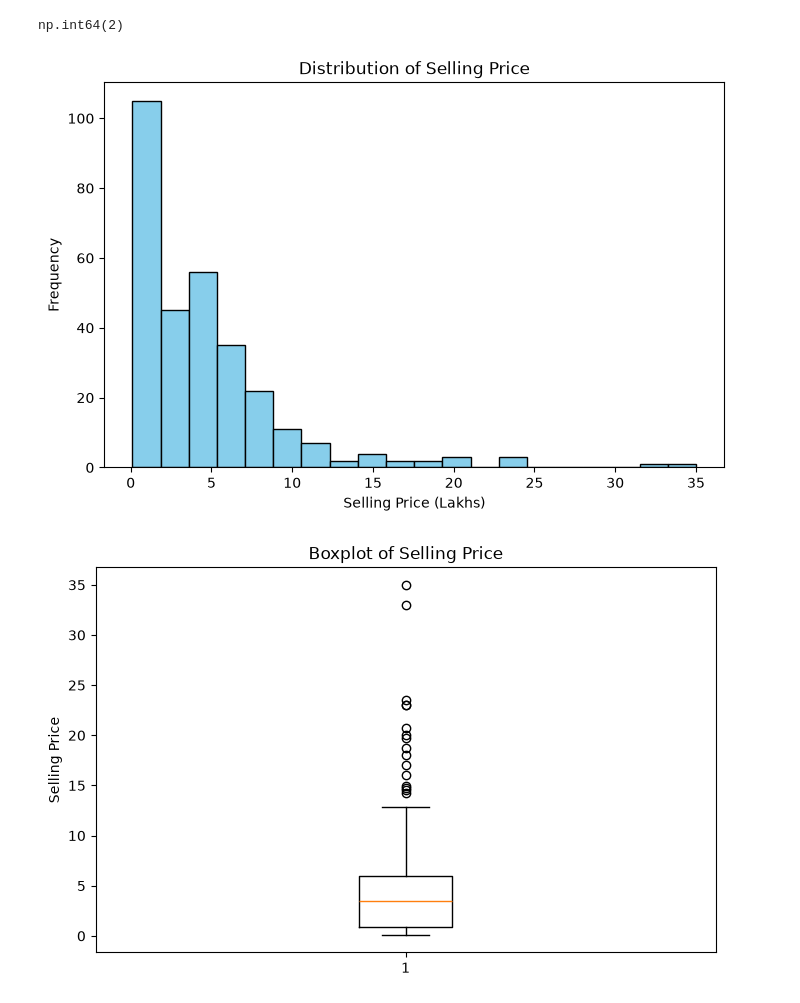
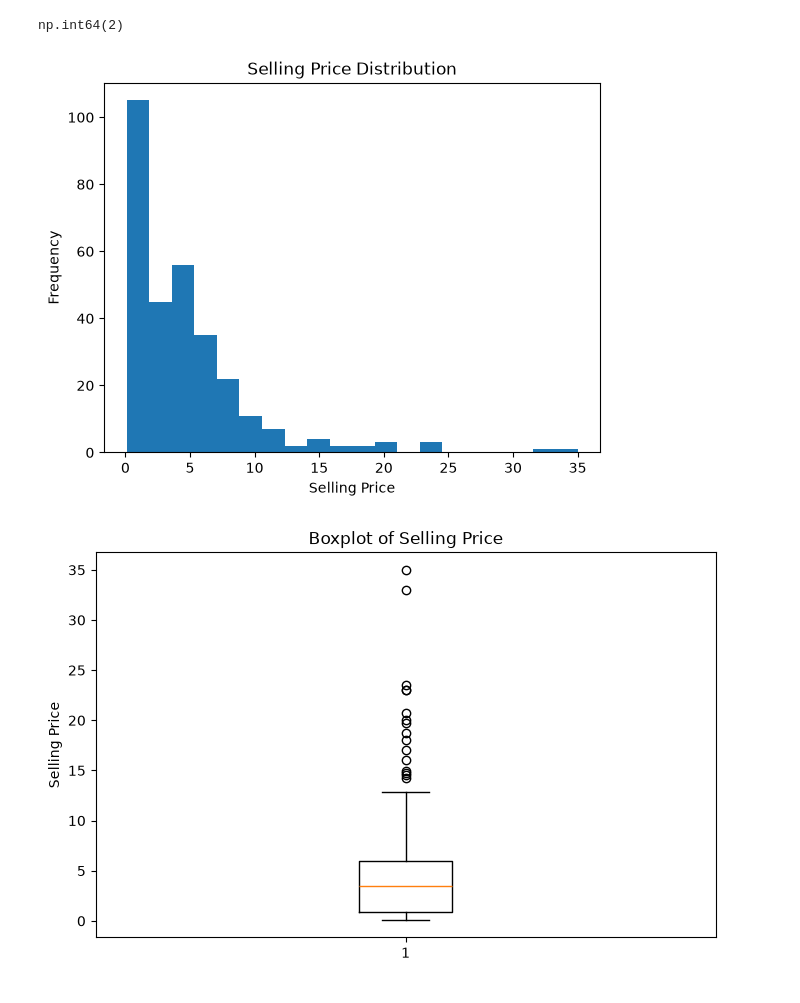
Before and after one commit to Deepshikha028/Used-Car-Price-Prediction-RandomForest, a Jupyter notebook: notebooks/Used_Car_Price_Prediction.ipynb, the cells around one changed output. Drawn from its saved outputs; the diff is of its cells as text; code cells hidden in the pictures.

```diff
--- a/notebooks/Used_Car_Price_Prediction.ipynb
+++ b/notebooks/Used_Car_Price_Prediction.ipynb
@@ -103,14 +99,16 @@ np.int64(2)
 # %%
 df = df.drop_duplicates()
 # %%
-plt.figure(figsize=(8,5))
-plt.hist(df['Selling_Price'], bins=20, color='skyblue', edgecolor='black')
-plt.title("Distribution of Selling Price")
-plt.xlabel("Selling Price (Lakhs)")
+plt.hist(df["Selling_Price"], bins=20)
+plt.title("Selling Price Distribution")
+plt.xlabel("Selling Price")
 plt.ylabel("Frequency")
+
+plt.savefig("images/histogram.png", dpi=300, bbox_inches="tight")
+
 plt.show()
 # %% [output]
-[figure, old version]
+[figure, new version]
 # %%
 plt.figure(figsize=(8,5))
 plt.boxplot(df['Selling_Price'])
```
Also changed, not shown: parts of 22 cells of this notebook, 8 other files.
